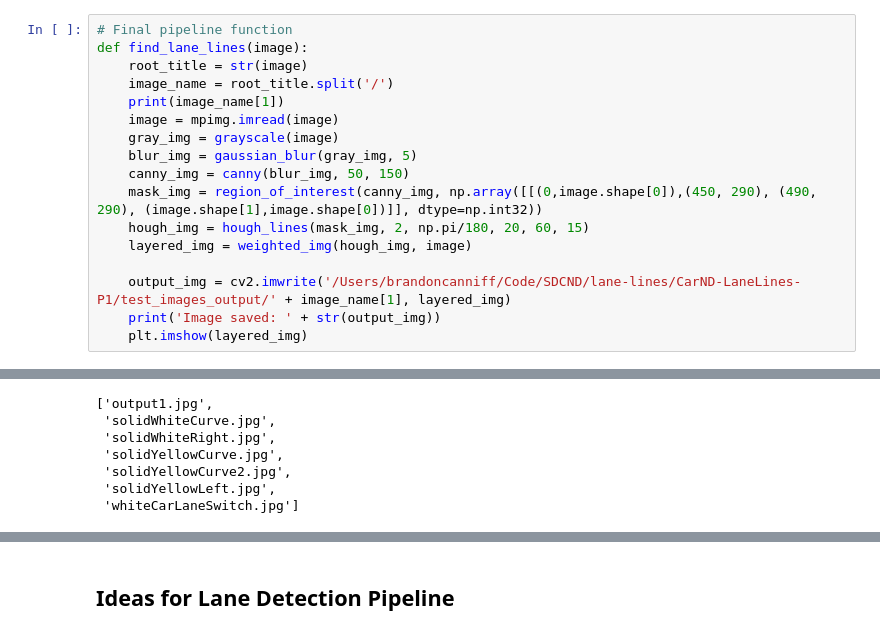
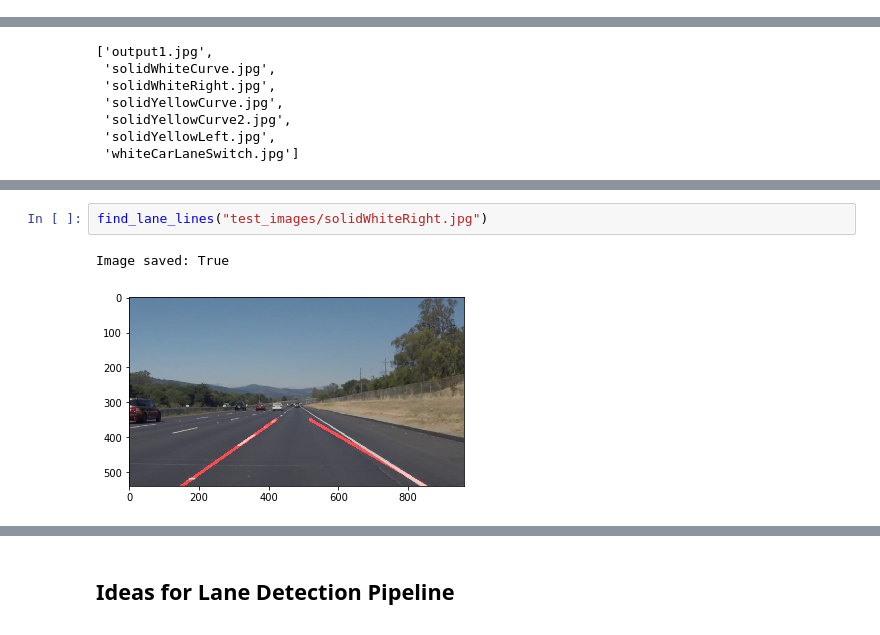
Before and after one commit to gobrando/CarND-LaneLines-P1, a Jupyter notebook: P1.ipynb, the cells around one changed output, grey strips where cells are left out. Saved outputs shown, nothing was run; the diff lists cells and outputs as text.

```diff
--- a/P1.ipynb
+++ b/P1.ipynb
@@ -234,17 +227,0 @@ title_pieces[1]
-# %%
-# Final pipeline function
-def find_lane_lines(image):
-    root_title = str(image)
-    image_name = root_title.split('/')
-    print(image_name[1])
-    image = mpimg.imread(image)
-    gray_img = grayscale(image)
-    blur_img = gaussian_blur(gray_img, 5)
-    canny_img = canny(blur_img, 50, 150)
-    mask_img = region_of_interest(canny_img, np.array([[(0,image.shape[0]),(450, 290), (490, 290), (image.shape[1],image.shape[0])]], dtype=np.int32))
-    hough_img = hough_lines(mask_img, 2, np.pi/180, 20, 60, 15)
-    layered_img = weighted_img(hough_img, image)
-
-    output_img = cv2.imwrite('/Users/brandoncanniff/Code/SDCND/lane-lines/CarND-LaneLines-P1/test_images_output/' + image_name[1], layered_img)
-    print('Image saved: ' + str(output_img))
-    plt.imshow(layered_img)
@@ -262,0 +296,5 @@ os.listdir("test_images/")
+# %%
+find_lane_lines("test_images/solidWhiteRight.jpg")
+# %% [output]
+Image saved: True
+[figure, added]
```
Also changed, not shown: parts of 10 cells of this notebook, 7 other files.
